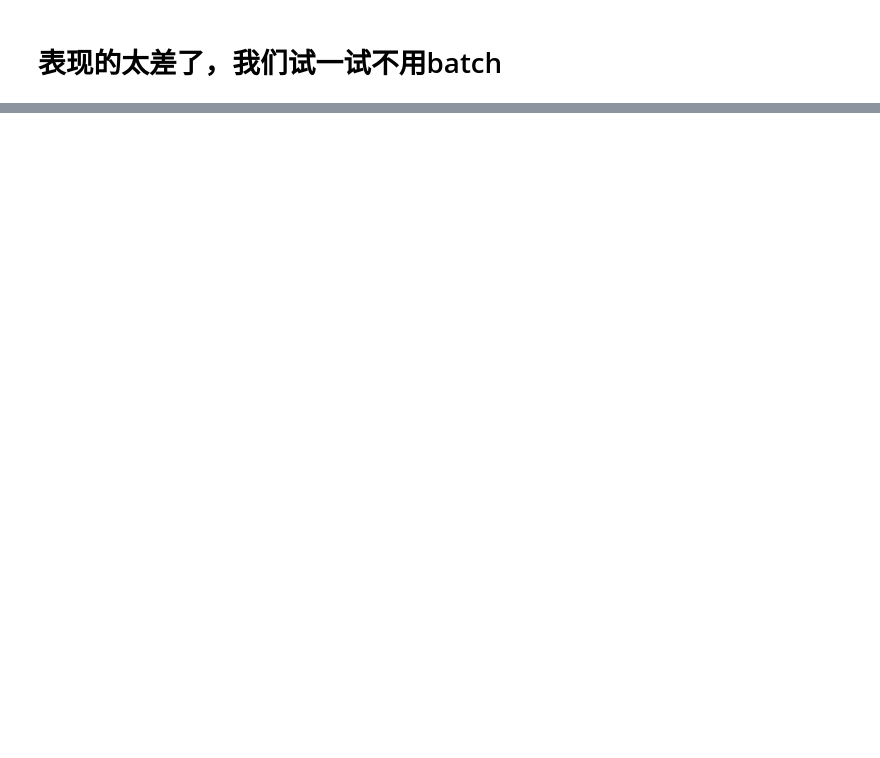
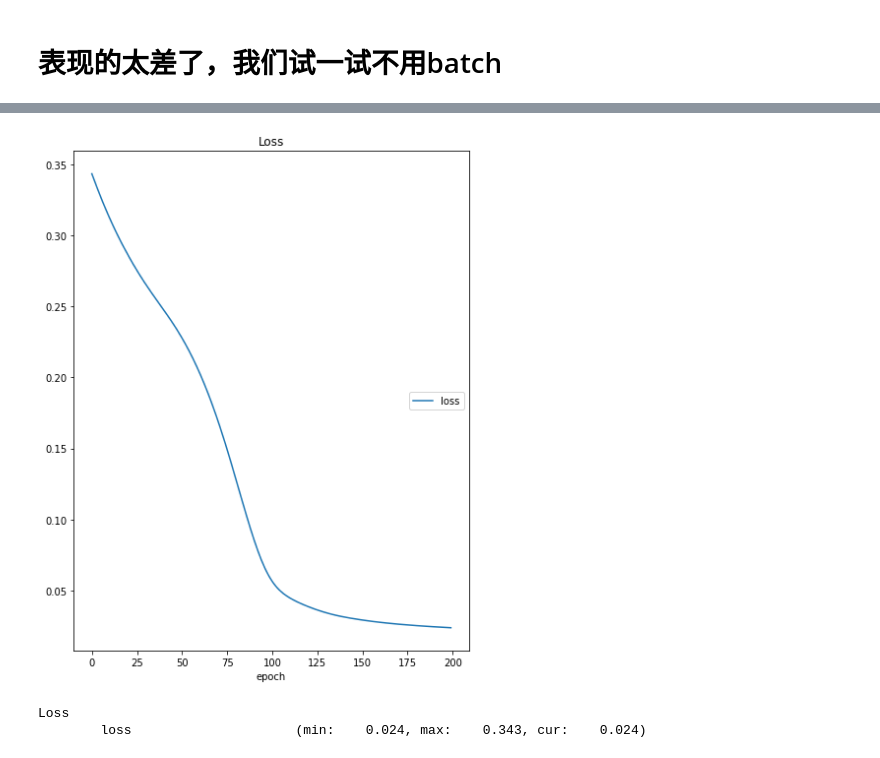
Before and after one commit to XiaofengYue/ML_Learning, a Jupyter notebook: Traffic_Prediction/Traffic_Prediction.ipynb, the cells around one changed output, grey strips where cells are left out. Saved outputs shown, nothing was run; the diff lists cells and outputs as text; code cells hidden in the pictures; blank space fills up the shorter version.

```diff
--- a/Traffic_Prediction/Traffic_Prediction.ipynb
+++ b/Traffic_Prediction/Traffic_Prediction.ipynb
@@ -234,0 +174,8 @@ pred_x_1 = net(batch_var_x[-1].view(-1,seq_len,5).cuda()).view(-1).cpu().detach(
+# %%
+# loss = 'MSE'
+net = train_model(epoch=200, data_x=batch_var_x, data_y=batch_var_y, loss_name='MSE')
+save_model(net, './MSE_loss.pkl')
+# %% [output]
+[figure, added]
+Loss
+        loss                     (min:    0.024, max:    0.343, cur:    0.024)
```
Also changed, not shown: parts of 32 cells of this notebook, 2 other files.
